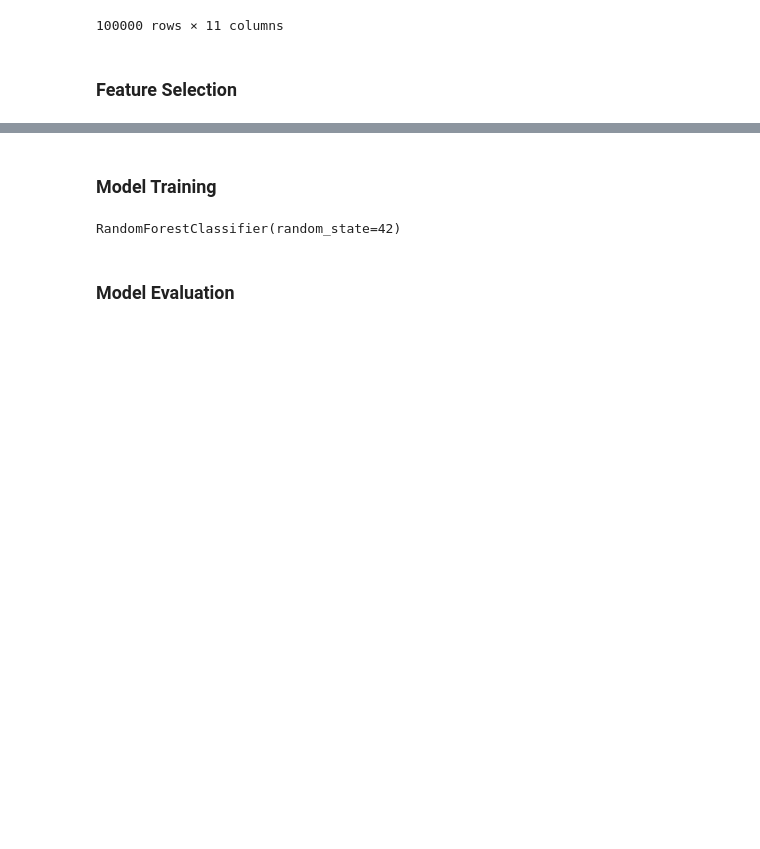
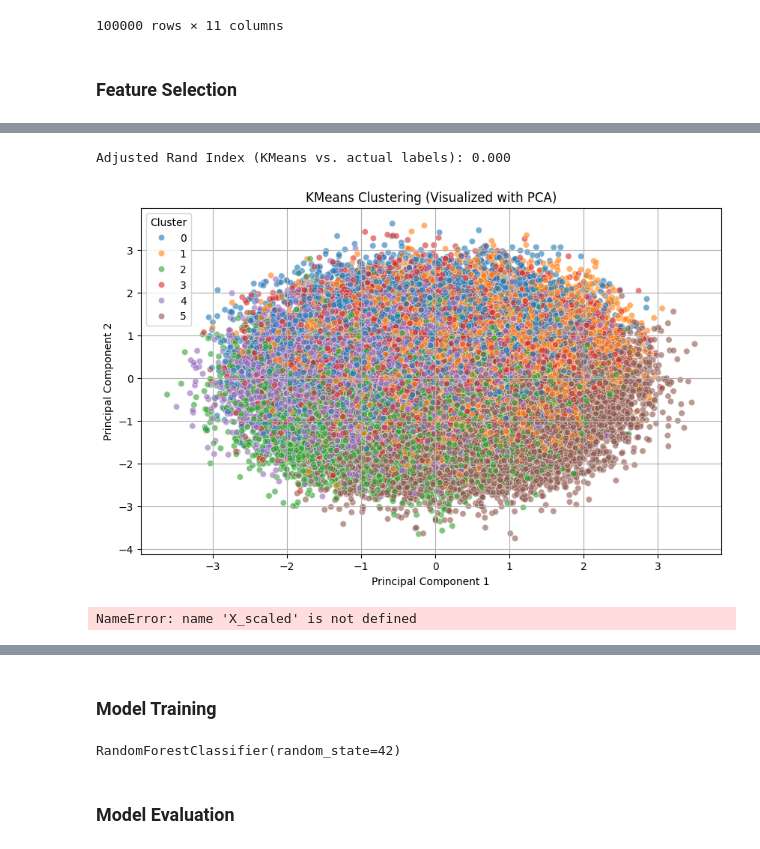
Before and after one commit to Rapcole12/HairLossDetection, a Jupyter notebook: RandomForest/rf_classifier.ipynb, the cells around one changed output, grey strips where cells are left out. Cells and saved outputs as stored; diff of their text form; code cells hidden in the pictures; blank space fills up the shorter version.

```diff
--- a/RandomForest/rf_classifier.ipynb
+++ b/RandomForest/rf_classifier.ipynb
@@ -29,0 +82,46 @@ from sklearn.metrics import accuracy_score, f1_score, precision_score, recall_sc
+# %%
+from sklearn.cluster import KMeans
+from sklearn.metrics import adjusted_rand_score
+
+# Apply KMeans with 6 clusters (matching 6 classes: 0 to 5)
+kmeans = KMeans(n_clusters=6, random_state=42)
+kmeans_labels = kmeans.fit_predict(X_scaled)
+
+# Compare clusters to actual hair fall classes
+ari_score = adjusted_rand_score(y, kmeans_labels)
+print(f"Adjusted Rand Index (KMeans vs. actual labels): {ari_score:.3f}")
+
+# Use PCA for visualization
+pca = PCA(n_components=2)
+X_pca = pca.fit_transform(X_scaled)
+
+pca_df = pd.DataFrame(X_pca, columns=["PC1", "PC2"])
+pca_df["Cluster"] = kmeans_labels
+
+plt.figure(figsize=(10, 6))
+sns.scatterplot(data=pca_df, x="PC1", y="PC2", hue="Cluster", palette="tab10", alpha=0.6)
+plt.title("KMeans Clustering (Visualized with PCA)")
+plt.xlabel("Principal Component 1")
+plt.ylabel("Principal Component 2")
+plt.legend(title="Cluster")
+plt.grid(True)
+plt.show()
+# %% [output]
+Adjusted Rand Index (KMeans vs. actual labels): 0.000
+[figure, added]
+# %%
+from sklearn.feature_selection import SelectKBest, f_classif
+
+selector = SelectKBest(score_func=f_classif, k='all')
+selector.fit(X_scaled, y)
+
+# Show feature importance scores
+
+feature_scores = pd.DataFrame({
+    'Feature': X.columns,
+    'F-Score': selector.scores_
+}).sort_values(by='F-Score', ascending=False)
+
+print(feature_scores)
+# %% [output]
+NameError: name 'X_scaled' is not defined
```
Also changed, not shown: parts of 11 cells of this notebook.
